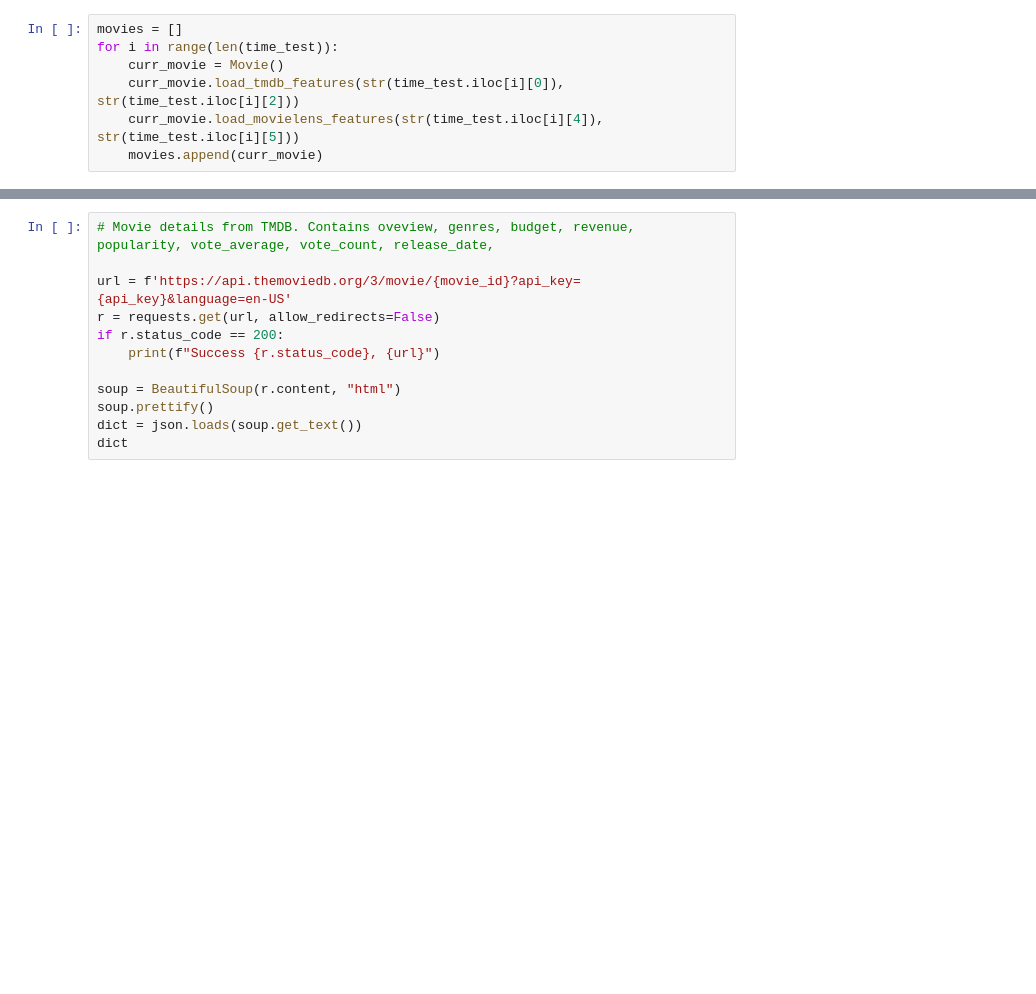
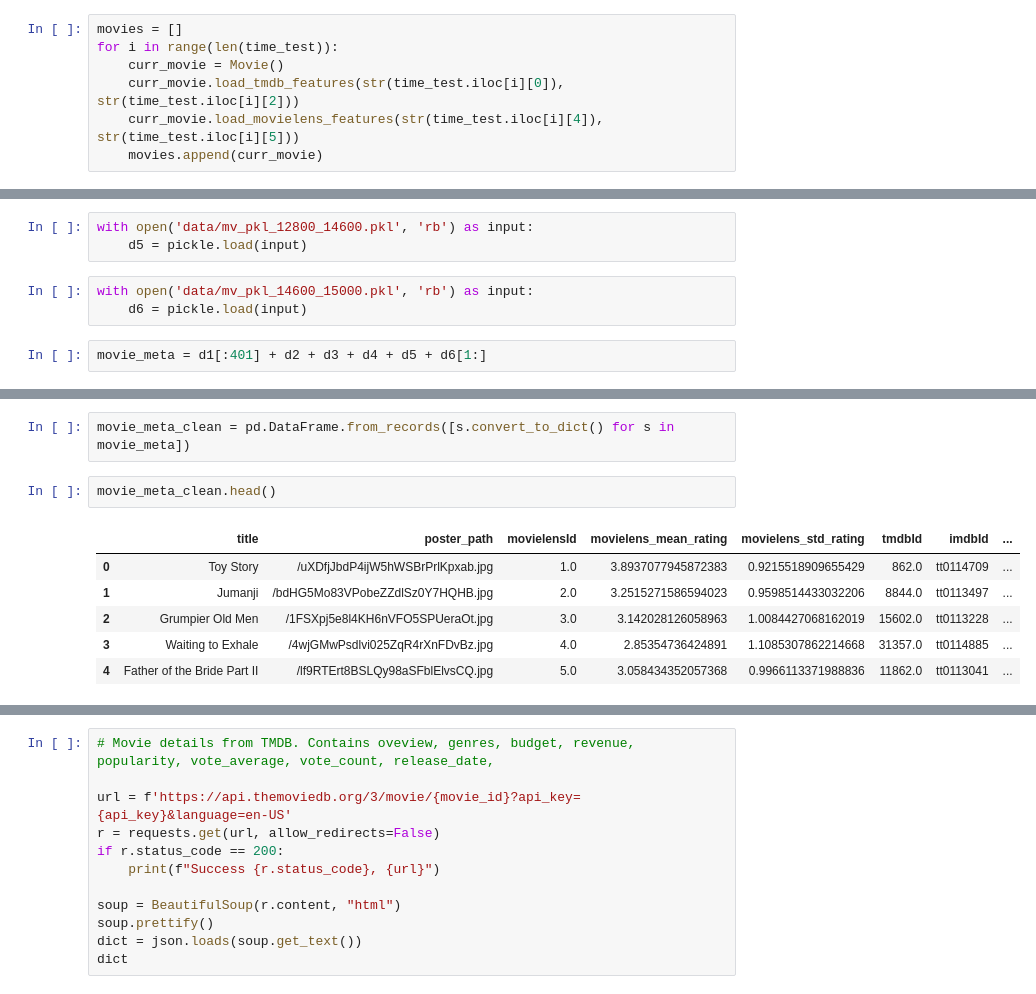
Before and after one commit to salvir1/a-better-recommender, a Jupyter notebook: movie-metadata-scraper.ipynb, the cells around one changed output, grey strips where cells are left out. Saved outputs shown, nothing was run; the diff lists cells and outputs as text; blank space fills up the shorter version.

```diff
--- a/movie-metadata-scraper.ipynb
+++ b/movie-metadata-scraper.ipynb
@@ -168,2 +180,10 @@ for i in range(len(time_test)):
+# %%
+with open('data/mv_pkl_12800_14600.pkl', 'rb') as input:
+    d5 = pickle.load(input)
+# %%
+with open('data/mv_pkl_14600_15000.pkl', 'rb') as input:
+    d6 = pickle.load(input)
+# %%
+movie_meta = d1[:401] + d2 + d3 + d4 + d5 + d6[1:]
 # %%
 with open('data/mv_pkl.pkl','wb') as file:
@@ -177,0 +212,11 @@ d[4]['movielens_mean_rating']
+# %%
+movie_meta_clean = pd.DataFrame.from_records([s.convert_to_dict() for s in movie_meta])
+# %%
+movie_meta_clean.head()
+# %% [output]
+|  | title | poster_path | movielensId | movielens_mean_rating | movielens_std_rating | tmdbId | imdbId | ... |
+| 0 | Toy Story | /uXDfjJbdP4ijW5hWSBrPrlKpxab.jpg | 1.0 | 3.8937077945872383 | 0.9215518909655429 | 862.0 | tt0114709 | ... |
+| 1 | Jumanji | /bdHG5Mo83VPobeZZdlSz0Y7HQHB.jpg | 2.0 | 3.2515271586594023 | 0.9598514433032206 | 8844.0 | tt0113497 | ... |
+| 2 | Grumpier Old Men | /1FSXpj5e8l4KH6nVFO5SPUeraOt.jpg | 3.0 | 3.142028126058963 | 1.0084427068162019 | 15602.0 | tt0113228 | ... |
+| 3 | Waiting to Exhale | /4wjGMwPsdlvi025ZqR4rXnFDvBz.jpg | 4.0 | 2.85354736424891 | 1.1085307862214668 | 31357.0 | tt0114885 | ... |
+| 4 | Father of the Bride Part II | /lf9RTErt8BSLQy98aSFblElvsCQ.jpg | 5.0 | 3.058434352057368 | 0.9966113371988836 | 11862.0 | tt0113041 | ... |
```
Also changed, not shown: parts of 13 cells of this notebook, 48 other files.
